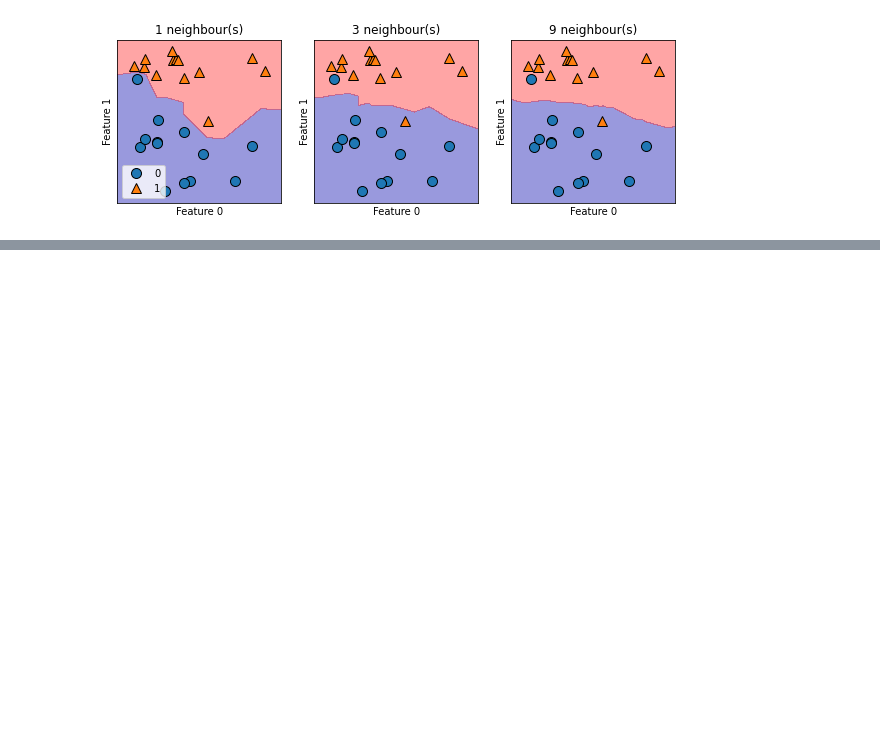
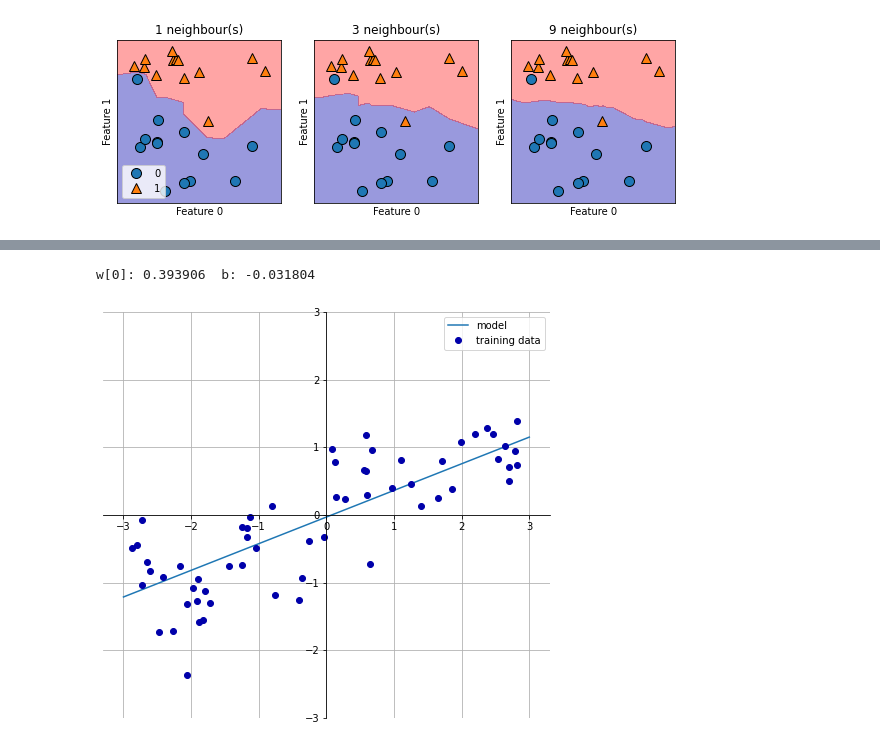
Before and after one commit to runjhunratawal/Machine-Learning-with-Python-Practice, a Jupyter notebook: Supervised_ML_Algorithms.ipynb, the cells around one changed output, grey strips where cells are left out. Drawn from its saved outputs; the diff is of its cells as text; code cells hidden in the pictures; blank space fills up the shorter version.

```diff
--- a/Supervised_ML_Algorithms.ipynb
+++ b/Supervised_ML_Algorithms.ipynb
@@ -100,0 +116,5 @@ axes[0].legend(loc=3)
+# %%
+mglearn.plots.plot_linear_regression_wave()
+# %% [output]
+w[0]: 0.393906  b: -0.031804
+[figure, added]
```
Also changed, not shown: parts of 3 cells of this notebook.
